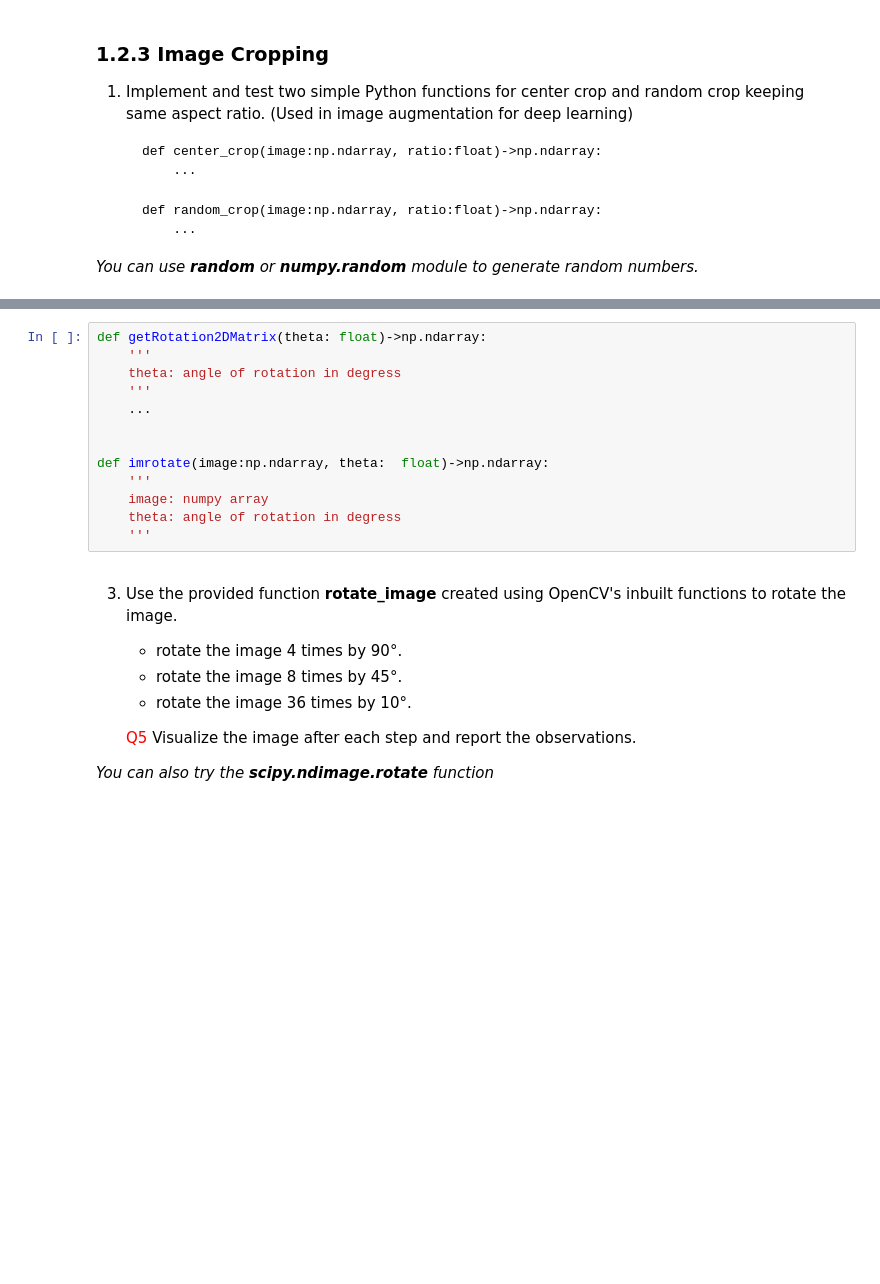
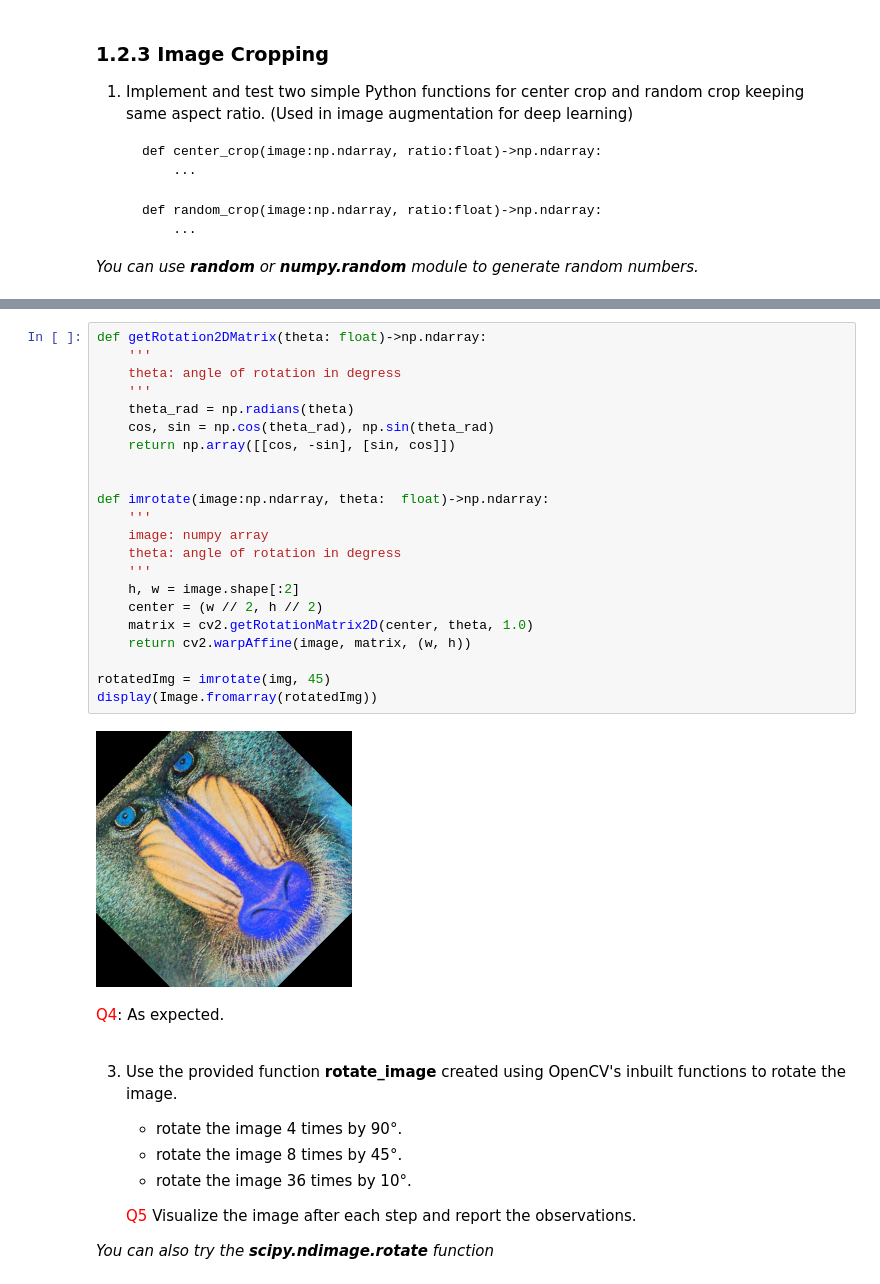
Before and after one commit to SeZven/Digital-Image-Processing-and-Computer-Vision, a Jupyter notebook: Lab1/Lab1_Computer_Vision.ipynb, the cells around one changed output, grey strips where cells are left out. Cells and saved outputs as stored; diff of their text form; blank space fills up the shorter version.

```diff
--- a/Lab1/Lab1_Computer_Vision.ipynb
+++ b/Lab1/Lab1_Computer_Vision.ipynb
@@ -146,16 +224,29 @@ Hint:
 # %%
 def getRotation2DMatrix(theta: float)->np.ndarray:
     '''
     theta: angle of rotation in degress
     '''
-    ...
+    theta_rad = np.radians(theta)
+    cos, sin = np.cos(theta_rad), np.sin(theta_rad)
+    return np.array([[cos, -sin], [sin, cos]])
 
 
 def imrotate(image:np.ndarray, theta:  float)->np.ndarray:
     '''
     image: numpy array
     theta: angle of rotation in degress
     '''
+    h, w = image.shape[:2]
+    center = (w // 2, h // 2)
+    matrix = cv2.getRotationMatrix2D(center, theta, 1.0)
+    return cv2.warpAffine(image, matrix, (w, h))
+
+rotatedImg = imrotate(img, 45)
+display(Image.fromarray(rotatedImg))
+# %% [output]
+[figure, added]
+# %% [markdown]
+   <span style="color:Red">Q4</span>: As expected.
 # %% [markdown]
 3. Use the provided function **rotate_image** created using OpenCV's inbuilt functions to rotate the image.
     - rotate the image 4 times by 90°.
```
Also changed, not shown: parts of 10 cells of this notebook.
